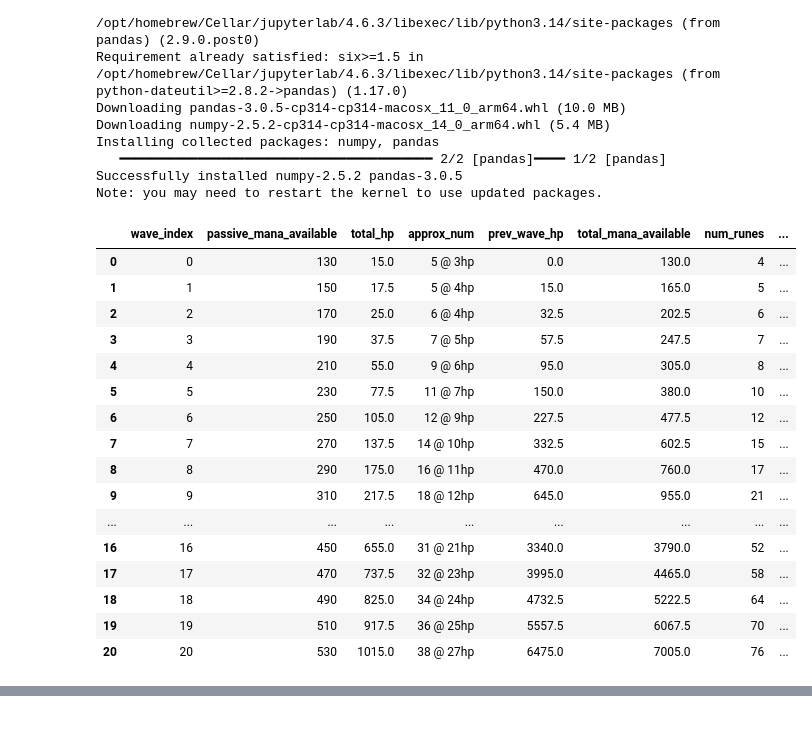
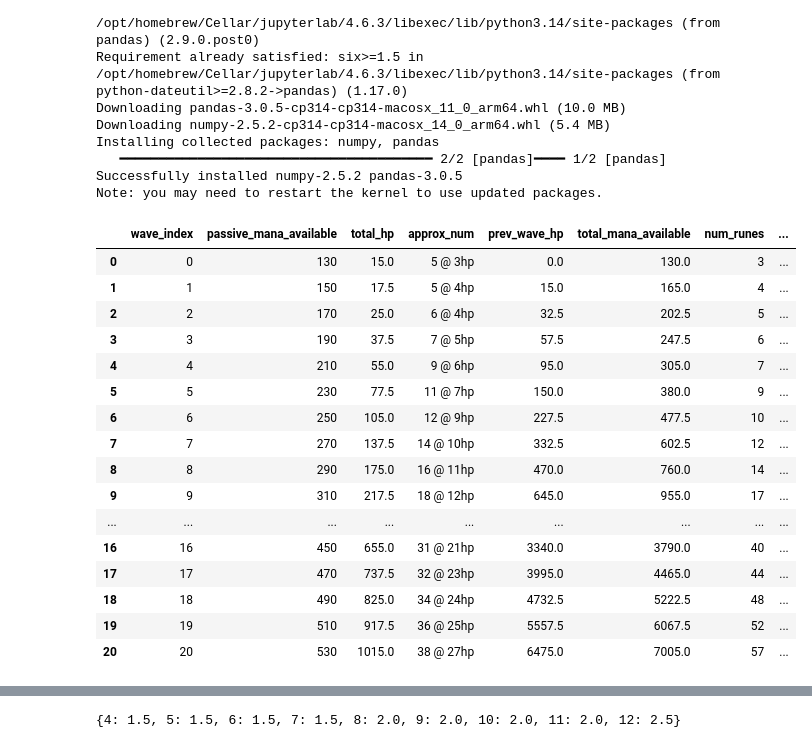
Before and after one commit to jcubed111/unicorn-tower-defense, a Jupyter notebook: waveMath.ipynb, the cells around one changed output, grey strips where cells are left out. Saved outputs shown, nothing was run; the diff lists cells and outputs as text; code cells hidden in the pictures.

```diff
--- a/waveMath.ipynb
+++ b/waveMath.ipynb
@@ -22,53 +22,53 @@ damage_per_rune_per_wave = 20
 starting_mana = 130
 passive_mana_per_wave = 20
 rune_0_cost = (45 + 30 + 10) / 3.0
-rune_inc_cost = 5 / 3.0
+rune_inc_cost = 10 / 3.0
 
 rune_costs = [rune_0_cost + i * rune_inc_cost for i in range(0, 100)]
 rune_cum_cost = [sum(rune_costs[0:i + 1]) for i in range(0, 100)]
 
 def find_last_index(arr, pred):
     return next((i for i in range(len(arr) - 1, -1, -1) if pred(arr[i])), -1)
 
 def num_towers_for_mana_total(m):
     return 1 + find_last_index(rune_cum_cost, lambda c: c <= m)
 
 def ratio_fn(total_hp, hpToNumRatio=0.7):
     numEnemies = round((total_hp / hpToNumRatio) ** 0.5) or 1
     enemyHp = round(total_hp / numEnemies) or 1
     return f"{numEnemies} @ {enemyHp}hp"
 
 df = pd.DataFrame({'wave_index': range(0, 21)})
 df['passive_mana_available'] = starting_mana + df['wave_index'] * passive_mana_per_wave
 df['total_hp'] = 15 + 2.5 * df['wave_index'] ** 2;
 df['approx_num'] = df['total_hp'].map(ratio_fn)
 df['prev_wave_hp'] = df['total_hp'].shift(1).cumsum().fillna(0)
 df['total_mana_available'] = df['passive_mana_available'] + df['prev_wave_hp']
 df['num_runes'] = df['total_mana_available'].map(num_towers_for_mana_total)
 df['damage_output'] = df['num_runes'] * damage_per_rune_per_wave - (df['wave_index'] / 4).apply(np.floor) * df['total_hp'] ** 0.5
 
 df['safety_factor'] = df['damage_output'] / df['total_hp']
 
 df
 # df[['total_hp', 'damage_output']]
 # %% [output]
 |  | wave_index | passive_mana_available | total_hp | approx_num | prev_wave_hp | total_mana_available | num_runes | ... |
-| 0 | 0 | 130 | 15.0 | 5 @ 3hp | 0.0 | 130.0 | 4 | ... |
-| 1 | 1 | 150 | 17.5 | 5 @ 4hp | 15.0 | 165.0 | 5 | ... |
-| 2 | 2 | 170 | 25.0 | 6 @ 4hp | 32.5 | 202.5 | 6 | ... |
-| 3 | 3 | 190 | 37.5 | 7 @ 5hp | 57.5 | 247.5 | 7 | ... |
-| 4 | 4 | 210 | 55.0 | 9 @ 6hp | 95.0 | 305.0 | 8 | ... |
-| 5 | 5 | 230 | 77.5 | 11 @ 7hp | 150.0 | 380.0 | 10 | ... |
-| 6 | 6 | 250 | 105.0 | 12 @ 9hp | 227.5 | 477.5 | 12 | ... |
-| 7 | 7 | 270 | 137.5 | 14 @ 10hp | 332.5 | 602.5 | 15 | ... |
-| 8 | 8 | 290 | 175.0 | 16 @ 11hp | 470.0 | 760.0 | 17 | ... |
-| 9 | 9 | 310 | 217.5 | 18 @ 12hp | 645.0 | 955.0 | 21 | ... |
+| 0 | 0 | 130 | 15.0 | 5 @ 3hp | 0.0 | 130.0 | 3 | ... |
+| 1 | 1 | 150 | 17.5 | 5 @ 4hp | 15.0 | 165.0 | 4 | ... |
+| 2 | 2 | 170 | 25.0 | 6 @ 4hp | 32.5 | 202.5 | 5 | ... |
+| 3 | 3 | 190 | 37.5 | 7 @ 5hp | 57.5 | 247.5 | 6 | ... |
+| 4 | 4 | 210 | 55.0 | 9 @ 6hp | 95.0 | 305.0 | 7 | ... |
+| 5 | 5 | 230 | 77.5 | 11 @ 7hp | 150.0 | 380.0 | 9 | ... |
+| 6 | 6 | 250 | 105.0 | 12 @ 9hp | 227.5 | 477.5 | 10 | ... |
+| 7 | 7 | 270 | 137.5 | 14 @ 10hp | 332.5 | 602.5 | 12 | ... |
+| 8 | 8 | 290 | 175.0 | 16 @ 11hp | 470.0 | 760.0 | 14 | ... |
+| 9 | 9 | 310 | 217.5 | 18 @ 12hp | 645.0 | 955.0 | 17 | ... |
 | ... | ... | ... | ... | ... | ... | ... | ... | ... |
-| 16 | 16 | 450 | 655.0 | 31 @ 21hp | 3340.0 | 3790.0 | 52 | ... |
-| 17 | 17 | 470 | 737.5 | 32 @ 23hp | 3995.0 | 4465.0 | 58 | ... |
-| 18 | 18 | 490 | 825.0 | 34 @ 24hp | 4732.5 | 5222.5 | 64 | ... |
-| 19 | 19 | 510 | 917.5 | 36 @ 25hp | 5557.5 | 6067.5 | 70 | ... |
-| 20 | 20 | 530 | 1015.0 | 38 @ 27hp | 6475.0 | 7005.0 | 76 | ... |
+| 16 | 16 | 450 | 655.0 | 31 @ 21hp | 3340.0 | 3790.0 | 40 | ... |
+| 17 | 17 | 470 | 737.5 | 32 @ 23hp | 3995.0 | 4465.0 | 44 | ... |
+| 18 | 18 | 490 | 825.0 | 34 @ 24hp | 4732.5 | 5222.5 | 48 | ... |
+| 19 | 19 | 510 | 917.5 | 36 @ 25hp | 5557.5 | 6067.5 | 52 | ... |
+| 20 | 20 | 530 | 1015.0 | 38 @ 27hp | 6475.0 | 7005.0 | 57 | ... |
 # %%
 df2 = df[['total_hp']]
 
@@ -95,3 +95,12 @@ df2
 | 19 | 917.5 | 96 @ 10hp | 68 @ 13hp | 48 @ 19hp | 39 @ 24hp | 36 @ 25hp | 34 @ 27hp | 32 @ 29hp | 30 @ 31hp | 29 @ 32hp | ... |
 | 20 | 1015.0 | 101 @ 10hp | 71 @ 14hp | 50 @ 20hp | 41 @ 25hp | 38 @ 27hp | 36 @ 28hp | 34 @ 30hp | 32 @ 32hp | 30 @ 34hp | ... |
 21 rows × 21 columns
+# %%
+def chargeTime(l):
+    return 2 / l
+def damage(l):
+    return 2 + (l >> 2)
+
+{l: damage(l) / chargeTime(l) / l for l in range(4, 13)}
+# %% [output]
+{4: 1.5, 5: 1.5, 6: 1.5, 7: 1.5, 8: 2.0, 9: 2.0, 10: 2.0, 11: 2.0, 12: 2.5}
```
Also changed, not shown: 6 other files.
